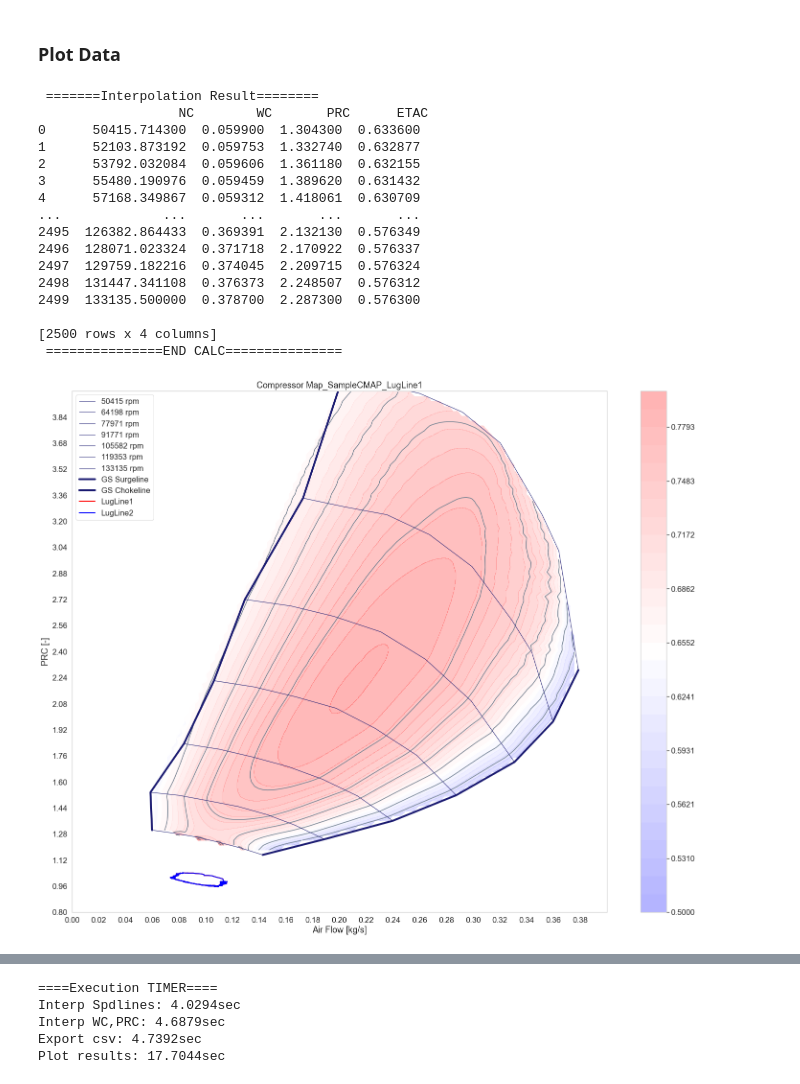
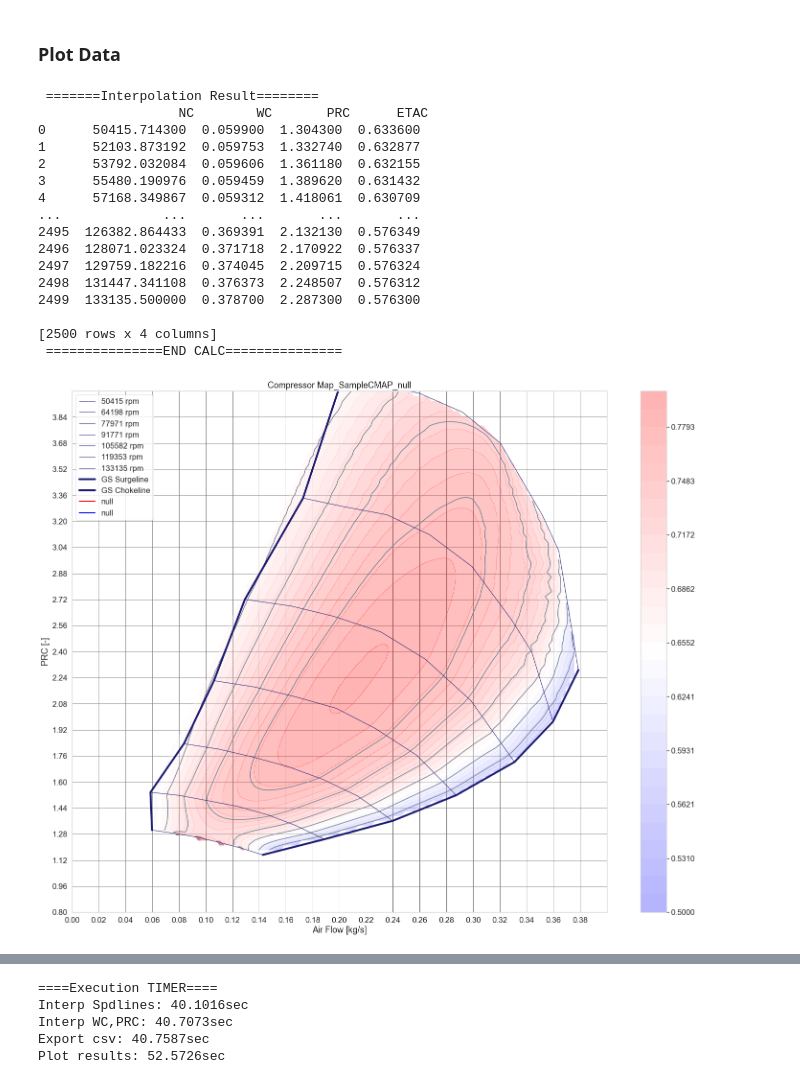
Before and after one commit to Gertrud-Violett/TurboTools, a Jupyter notebook: CompressorMapPlot/CompressorMapPlotCV_v3.ipynb, the cells around one changed output, grey strips where cells are left out. Saved outputs shown, nothing was run; the diff lists cells and outputs as text; code cells hidden in the pictures.

Commit message:
update comp map plot

```diff
--- a/CompressorMapPlot/CompressorMapPlotCV_v3.ipynb
+++ b/CompressorMapPlot/CompressorMapPlotCV_v3.ipynb
@@ -239,6 +239,7 @@ def Interpolate_plot(df,data,color,xlim,ylmin,ylmax,etamin,etamax,elevation,azim
 
     #Plot Settings============================
     plt.figure(0)
+    plt.grid(color='grey')
     plt.title("Compressor Map_"  + cmapname + '_' + name[0])
     plt.xlabel('Air Flow [kg/s]')
     plt.ylabel('PRC [-]')
@@ -247,6 +248,7 @@ def Interpolate_plot(df,data,color,xlim,ylmin,ylmax,etamin,etamax,elevation,azim
     plt.yticks(np.arange(ylmin, ylmax, (ylmax-ylmin)/20))
 
     plt.figure(1)
+    plt.grid(color='grey')
     plt.title("Flow-EtaC_"  + cmapname + '_' + name[0])
     plt.xlabel('Air Flow [kg/s]')
     plt.ylabel('EtaC [-]')
@@ -489,36 +494,36 @@ def all_datas_plot(cmap,data,color,xlim,ylmin,ylmax,etamin,etamax,elevation,azim
 cmapname = "SampleCMAP"  #map name
 #cmapname = "cmap_2"  #.txt map name
 #cmap_n = "cmap_2" #.csv file for compressor map
-name = ['LugLine1','LugLine2'] #.csv file for data sets (list)
+name = ['null','null'] #.csv file for data sets (list)
 color = ['red','blue'] #plotting color for data sets (list)
 
 #===============Option 1 (Curve fit Plotting)====================
 #DEFAULT INPUT: Interpolate_plot(map_array(cmapname),name,color, 0.4,0.8,4.0,0.5,0.8,60,150,50)
 #Syntax: map name, dataset(list), color(list), xrange(air flow max), yrange(PRCmin, PRCmax), yrange(etamin,etamax)3D (elevation, azimuth), pitch(no. for interpolation)
 
 Interpolate_plot(map_array(cmapname),name,color, 0.4,0.8,4.0,0.5,0.8,60,150,50)
 
 
 #===============Option 2 (Discrete Plotting)====================
 #DEFAULT INPUT all_datas_plot(map_csv(cmap1),name,color, 2.0,2.0,12.0,0.6,0.9,20,150)
 #Syntax: map name, dataset(list), color(list), xrange(air flow max), yrange(PRCmin, PRCmax), yrange(etamin,etamax)3D (elevation, azimuth)
 
 #all_datas_plot(map_csv(cmap_n),name,color, 0.4,0.8,4.0,0.5,0.8,60,150)
 # %% [output]
  =======Interpolation Result========
                   NC        WC       PRC      ETAC
 0      50415.714300  0.059900  1.304300  0.633600
 1      52103.873192  0.059753  1.332740  0.632877
 2      53792.032084  0.059606  1.361180  0.632155
 3      55480.190976  0.059459  1.389620  0.631432
 4      57168.349867  0.059312  1.418061  0.630709
 ...             ...       ...       ...       ...
 2495  126382.864433  0.369391  2.132130  0.576349
 2496  128071.023324  0.371718  2.170922  0.576337
 2497  129759.182216  0.374045  2.209715  0.576324
 2498  131447.341108  0.376373  2.248507  0.576312
 2499  133135.500000  0.378700  2.287300  0.576300
 
 [2500 rows x 4 columns]
  ===============END CALC===============
-[figure, old version]
+[figure, new version]
@@ -526,6 +531,6 @@ Interpolate_plot(map_array(cmapname),name,color, 0.4,0.8,4.0,0.5,0.8,60,150,50)
 [figure]
 ====Execution TIMER====
-Interp Spdlines: 4.0294sec
-Interp WC,PRC: 4.6879sec
-Export csv: 4.7392sec
-Plot results: 17.7044sec
+Interp Spdlines: 40.1016sec
+Interp WC,PRC: 40.7073sec
+Export csv: 40.7587sec
+Plot results: 52.5726sec
```
Also changed, not shown: parts of 2 cells of this notebook, 3 other files.
